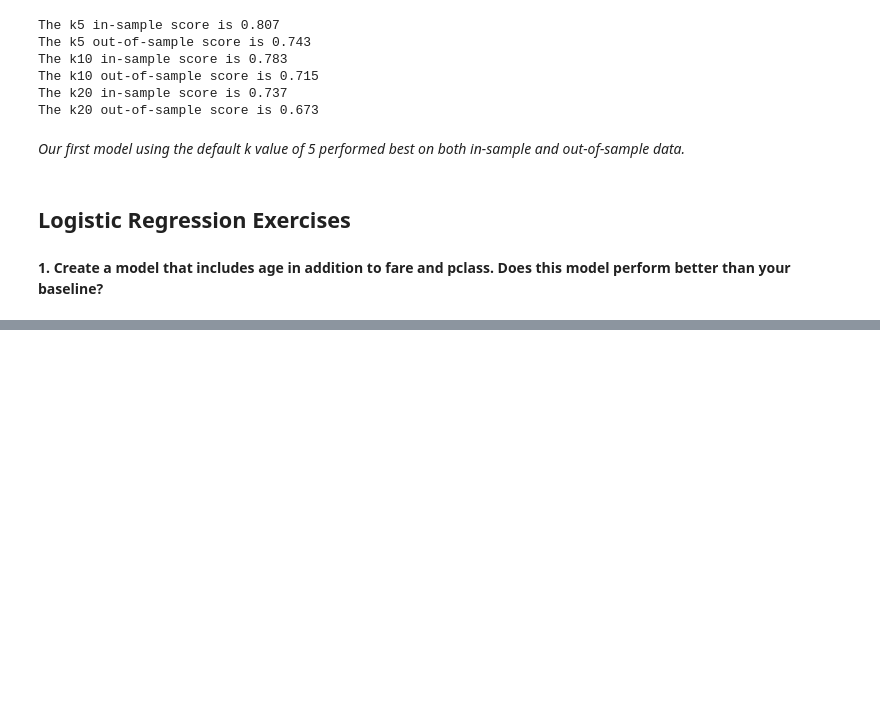
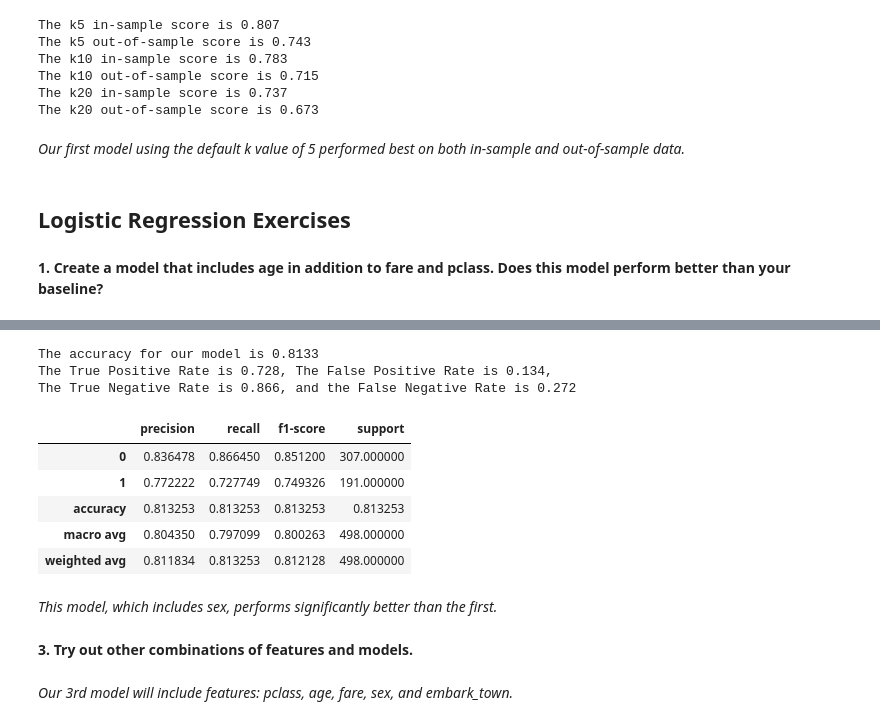
Before and after one commit to kristofer-rivera/classification-exercises, a Jupyter notebook: model.ipynb, the cells around one changed output, grey strips where cells are left out. Cells and saved outputs as stored; diff of their text form; code cells hidden in the pictures; blank space fills up the shorter version.

```diff
--- a/model.ipynb
+++ b/model.ipynb
@@ -500,0 +634,43 @@ The k20 out-of-sample score is 0.673
+# %%
+# Create our logistic regression model
+
+features2= ['age', 'pclass', 'fare', 'sex_male']
+logit2 = LogisticRegression(random_state=123)
+logit2 = logit2.fit(X_train[features2], y_train)
+# %%
+# Creating predictions and evaluating
+
+X = X_train[features2]
+y = y_train
+
+accuracy = logit2.score(X, y)
+y_pred = logit2.predict(X)
+conf = confusion_matrix(y, y_pred)
+class_report = pd.DataFrame(classification_report(y, y_pred, output_dict=True)).T
+conf = confusion_matrix(y, y_pred)
+tpr = conf[1][1] / conf[1].sum()
+fpr = conf[0][1] / conf[0].sum()
+tnr = conf[0][0] / conf[0].sum()
+fnr = conf[1][0] / conf[1].sum()
+print(f'''
+The accuracy for our model is {accuracy:.4}
+The True Positive Rate is {tpr:.3}, The False Positive Rate is {fpr:.3},
+The True Negative Rate is {tnr:.3}, and the False Negative Rate is {fnr:.3}
+''')
+class_report
+# %% [output]
+The accuracy for our model is 0.8133
+The True Positive Rate is 0.728, The False Positive Rate is 0.134,
+The True Negative Rate is 0.866, and the False Negative Rate is 0.272
+|  | precision | recall | f1-score | support |
+| 0 | 0.836478 | 0.866450 | 0.851200 | 307.000000 |
+| 1 | 0.772222 | 0.727749 | 0.749326 | 191.000000 |
+| accuracy | 0.813253 | 0.813253 | 0.813253 | 0.813253 |
+| macro avg | 0.804350 | 0.797099 | 0.800263 | 498.000000 |
+| weighted avg | 0.811834 | 0.813253 | 0.812128 | 498.000000 |
+# %% [markdown]
+*This model, which includes sex, performs significantly better than the first.*
+# %% [markdown]
+**3. Try out other combinations of features and models.**
+# %% [markdown]
+*Our 3rd model will include features: pclass, age, fare, sex, and embark_town.*
```
Also changed, not shown: parts of 33 cells of this notebook.
